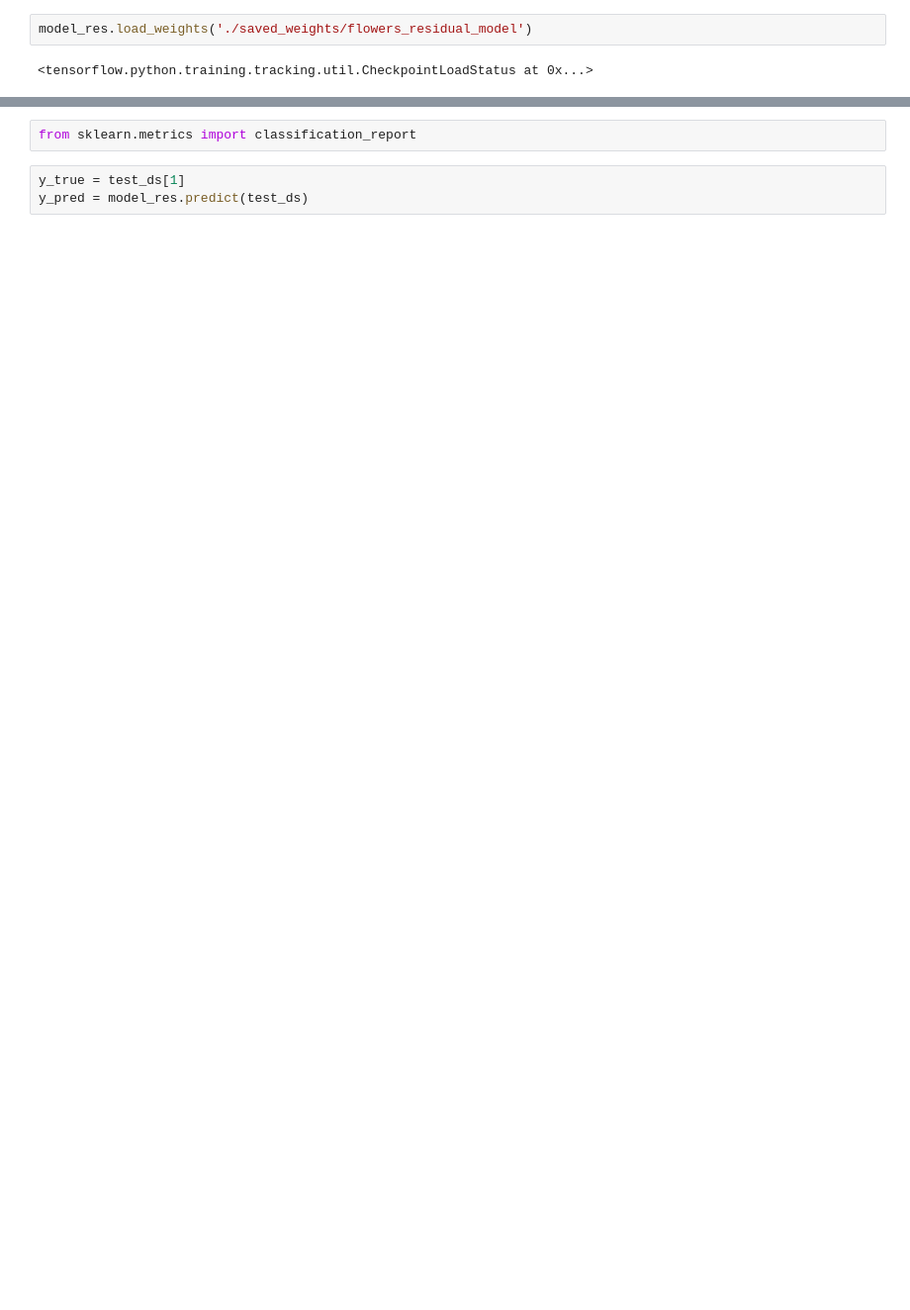
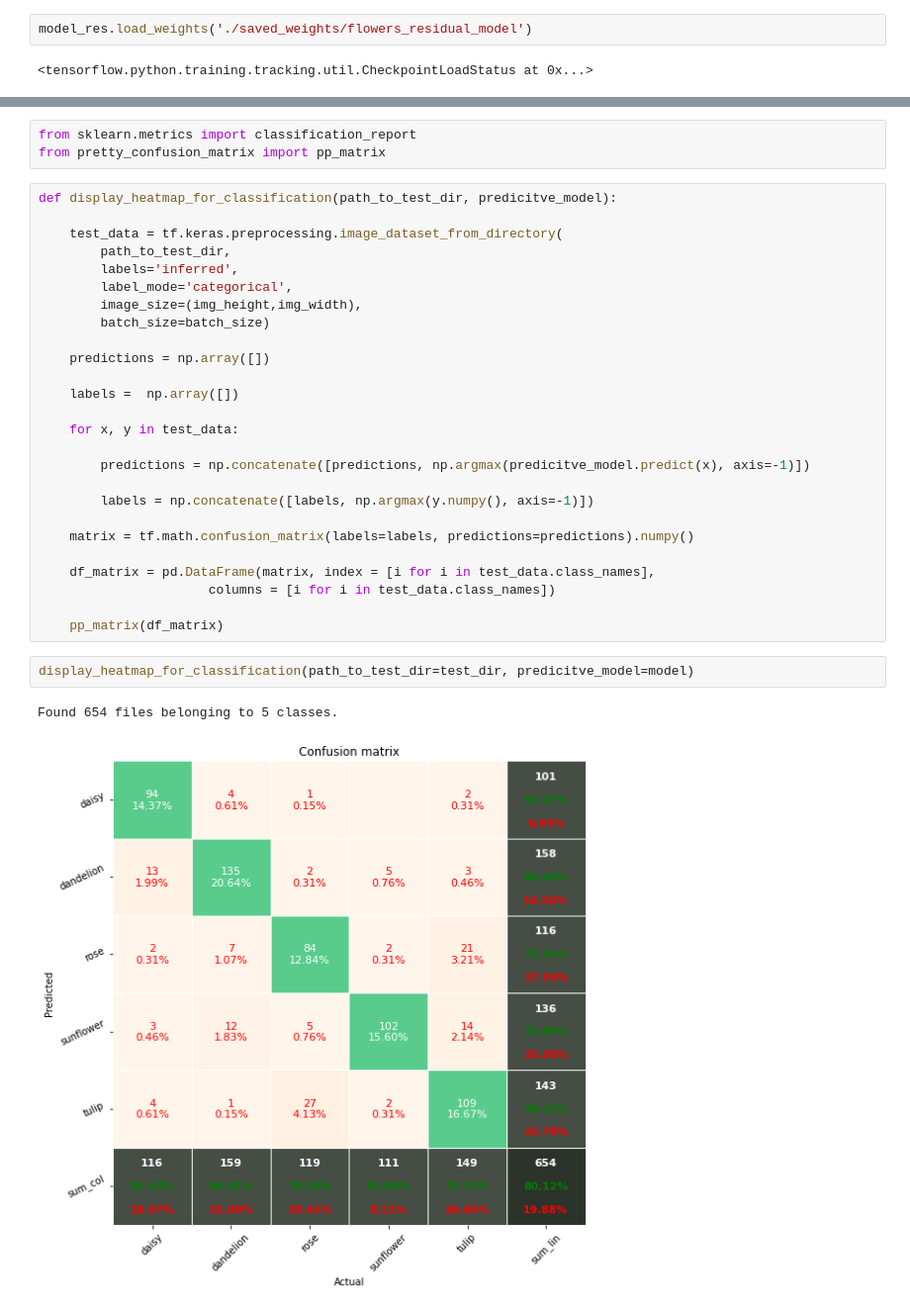
Before and after one commit to MortenTabaka/Deep-learning-exercises-with-TensorFlow2, a Jupyter notebook: Tabaka_Marcin_klasyfikacja_kwiatow.ipynb, the cells around one changed output, grey strips where cells are left out. Shown at 99% size. Saved outputs shown, nothing was run; the diff lists cells and outputs as text; blank space fills up the shorter version.

Commit message:
displayheatmap based on confussion matrix for predictions on test set

```diff
--- a/Tabaka_Marcin_klasyfikacja_kwiatow.ipynb
+++ b/Tabaka_Marcin_klasyfikacja_kwiatow.ipynb
@@ -505,5 +471,34 @@ model_res.evaluate(test_ds)
 # %%
 from sklearn.metrics import classification_report
+from pretty_confusion_matrix import pp_matrix
 # %%
-y_true = test_ds[1]
-y_pred = model_res.predict(test_ds)
+def display_heatmap_for_classification(path_to_test_dir, predicitve_model):
+
+    test_data = tf.keras.preprocessing.image_dataset_from_directory(
+        path_to_test_dir,
+        labels='inferred',
+        label_mode='categorical',
+        image_size=(img_height,img_width),
+        batch_size=batch_size)
+
+    predictions = np.array([])
+
+    labels =  np.array([])
+
+    for x, y in test_data:
+
+        predictions = np.concatenate([predictions, np.argmax(predicitve_model.predict(x), axis=-1)])
+
+        labels = np.concatenate([labels, np.argmax(y.numpy(), axis=-1)])
+
+    matrix = tf.math.confusion_matrix(labels=labels, predictions=predictions).numpy()
+
+    df_matrix = pd.DataFrame(matrix, index = [i for i in test_data.class_names],
+                      columns = [i for i in test_data.class_names])
+
+    pp_matrix(df_matrix)
+# %%
+display_heatmap_for_classification(path_to_test_dir=test_dir, predicitve_model=model)
+# %% [output]
+Found 654 files belonging to 5 classes.
+[figure, added]
```
Also changed, not shown: parts of 33 cells of this notebook.
